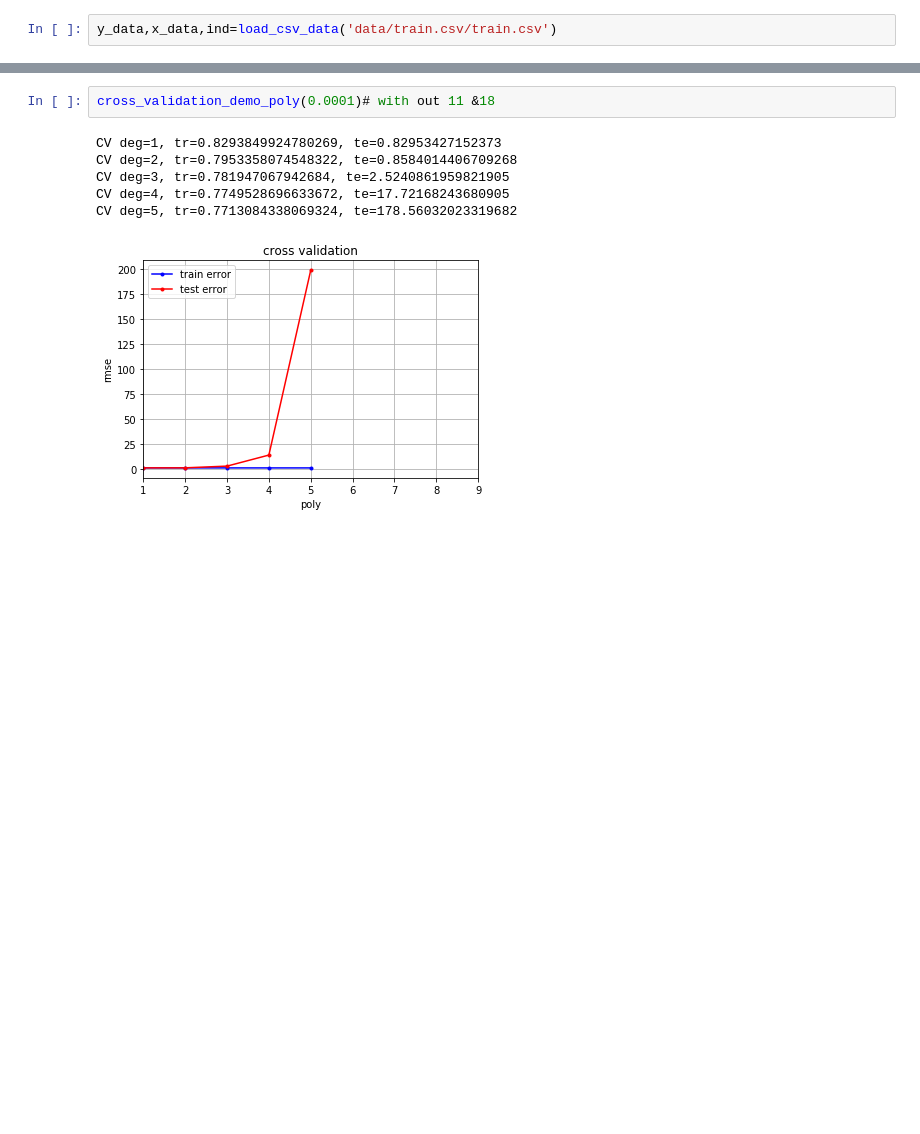
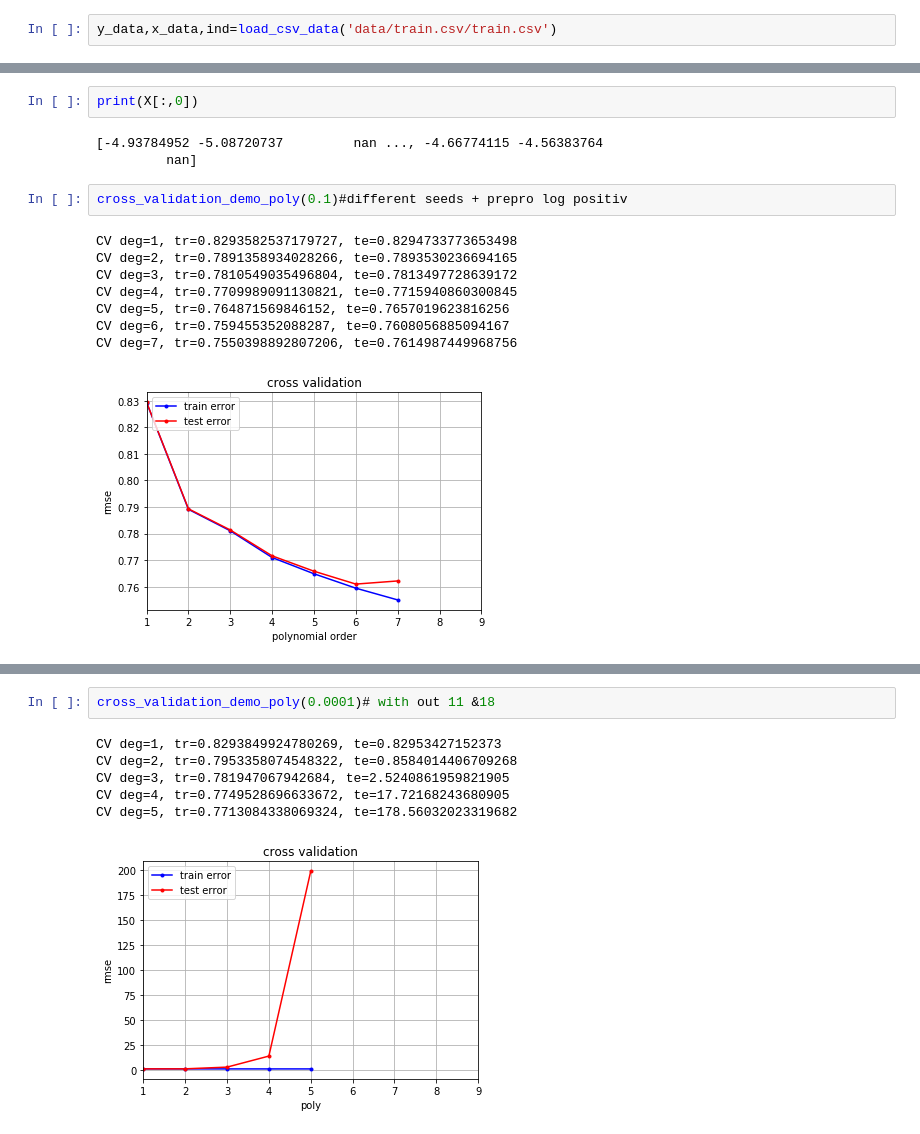
Before and after one commit to gaelmoccand/RoadSegmentation_CNN, a Jupyter notebook: project1/scripts/Ridge_Prediction.ipynb, the cells around one changed output, grey strips where cells are left out. Drawn from its saved outputs; the diff is of its cells as text; blank space fills up the shorter version.

```diff
--- a/project1/scripts/Ridge_Prediction.ipynb
+++ b/project1/scripts/Ridge_Prediction.ipynb
@@ -178 +189,17 @@ print(X.shape)
+# %%
+print(X[:,0])
+# %% [output]
+[-4.93784952 -5.08720737         nan ..., -4.66774115 -4.56383764
+         nan]
+# %%
+cross_validation_demo_poly(0.1)#different seeds + prepro log positiv
+# %% [output]
+CV deg=1, tr=0.8293582537179727, te=0.8294733773653498
+CV deg=2, tr=0.7891358934028266, te=0.7893530236694165
+CV deg=3, tr=0.7810549035496804, te=0.7813497728639172
+CV deg=4, tr=0.7709989091130821, te=0.7715940860300845
+CV deg=5, tr=0.764871569846152, te=0.7657019623816256
+CV deg=6, tr=0.759455352088287, te=0.7608056885094167
+CV deg=7, tr=0.7550398892807206, te=0.7614987449968756
+[figure, added]
 # %%
```
Also changed, not shown: parts of 24 cells of this notebook.
